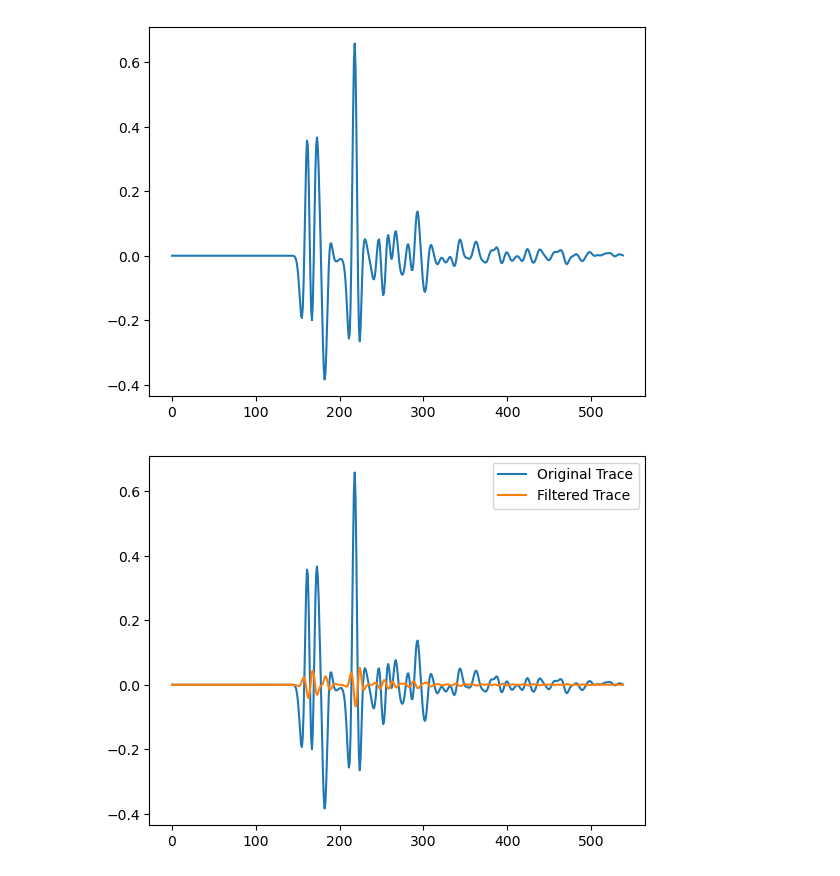
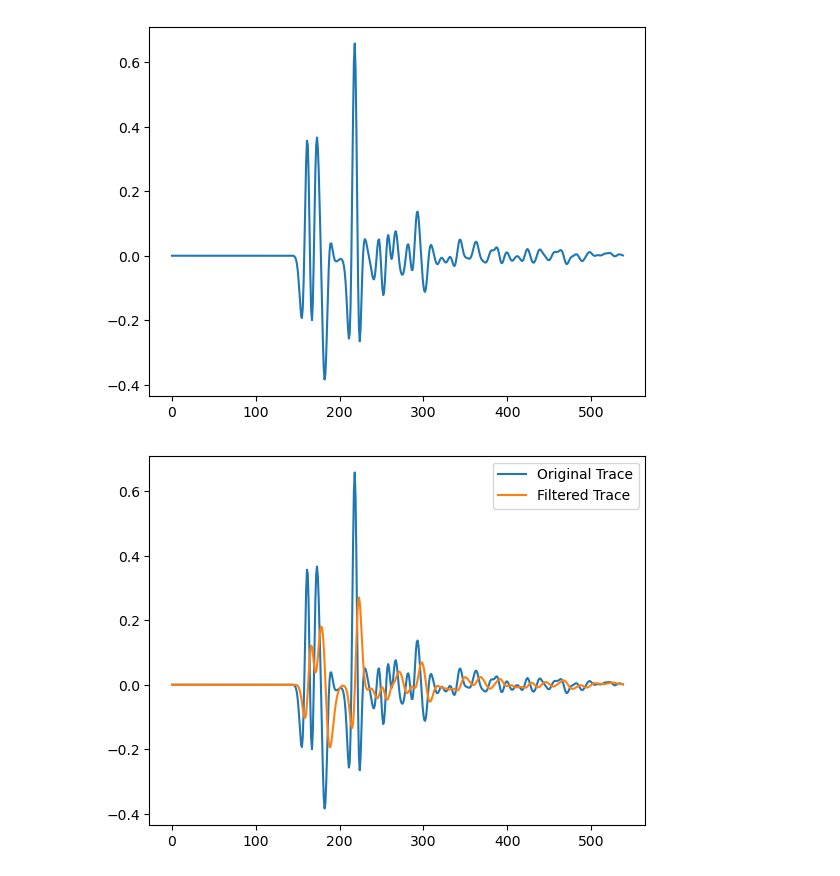
Before and after one commit to dtrad/chatGPTcodes, a Jupyter notebook: signalprocessing.ipynb, the cells around one changed output. Drawn from its saved outputs; the diff is of its cells as text; code cells hidden in the pictures.

```diff
--- a/signalprocessing.ipynb
+++ b/signalprocessing.ipynb
@@ -30,24 +30,24 @@ plt.plot(trace)
 # %%
 import numpy as np
 import matplotlib.pyplot as plt
 from scipy.signal import butter, lfilter
 
 # Define the Butterworth filter parameters
 order = 2
-cutoff_frequency = 20
-nyquist_frequency = 0.5 * 100
+cutoff_frequency = 10
+nyquist_frequency = 0.5 * 250
 normalized_cutoff = cutoff_frequency / nyquist_frequency
 
 # Design the Butterworth filter
-b, a = butter(order, normalized_cutoff, btype='highpass')
+b, a = butter(order, normalized_cutoff, btype='lowpass')
 
 # Apply the filter to the seismic trace
 filtered_trace = lfilter(b, a, trace)
 
 # Plot the original trace and the filtered trace
 plt.plot(trace, label='Original Trace')
 plt.plot(filtered_trace, label='Filtered Trace')
 plt.legend()
 plt.show()
 # %% [output]
-[figure, old version]
+[figure, new version]
```
